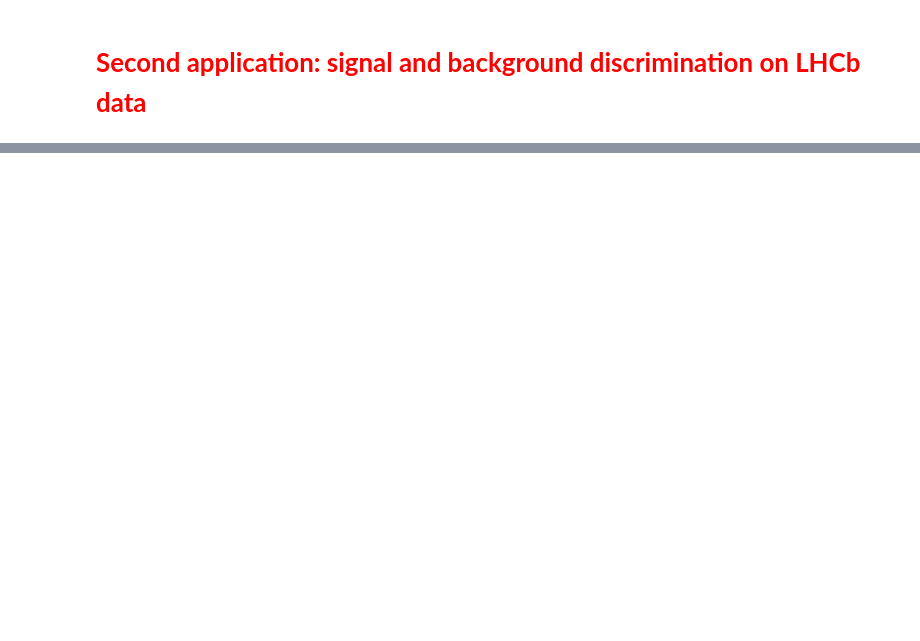
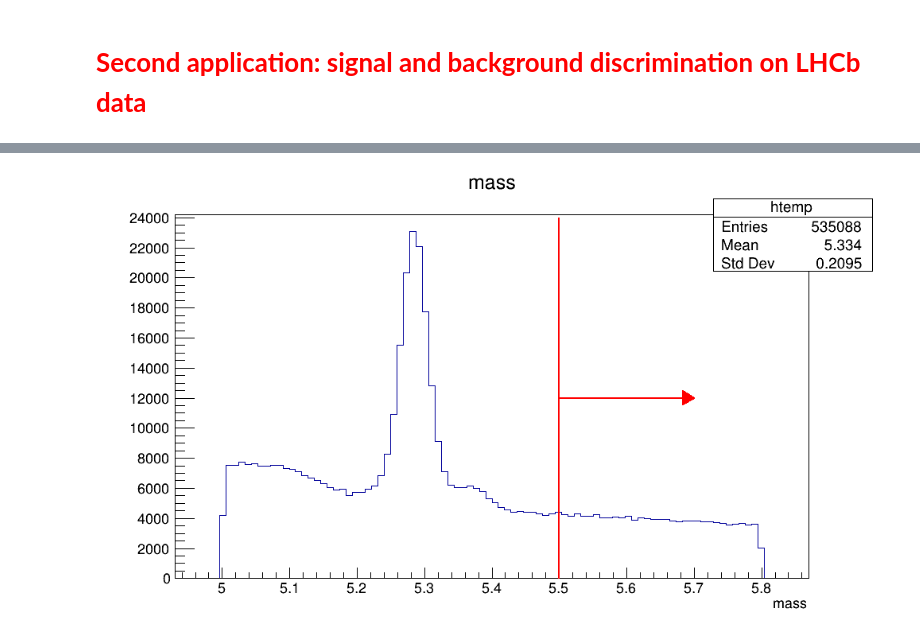
Before and after one commit to kiboiWanjohi/scotep-kenya, a Jupyter notebook: Copy_of_MachineLearning.ipynb, the cells around one changed output, grey strips where cells are left out. Cells and saved outputs as stored; diff of their text form; code cells hidden in the pictures; blank space fills up the shorter version.

```diff
--- a/Copy_of_MachineLearning.ipynb
+++ b/Copy_of_MachineLearning.ipynb
@@ -531,22 +619,23 @@ import ROOT
 # %%
 #Let's have a look at the mass variable in the file f
 from ROOT import TFile, TCanvas, TLine, TArrow
-f = TFile.Open("/content/drive/MyDrive/data.root")
+f = TFile.Open("/content/drive/MyDrive/Stat_Docs/data.root")
 t = f.Get("ntp")
-fmc = TFile.Open("/content/drive/MyDrive/mc.root")
+fmc = TFile.Open("/content/drive/MyDrive/Stat_Docs/mc.root")
 tmc = fmc.Get("ntp")
 
 cmass = TCanvas("BmassCanvas","Canvassss",1000,600)
 t.Draw("mass")
 
-#line2 = TLine(5.5, 0, 5.5, 24000)
-#line2.SetLineColor(2)
-#line2.SetLineWidth(2)
-#line2.Draw()
-#arrow2 = TArrow(5.5,12000,5.7,12000,0.02,"|>")
-#arrow2.SetLineColor(2)
-#arrow2.SetFillColor(2)
-#arrow2.SetLineWidth(2)
-#arrow2.Draw()
+line2 = TLine(5.5, 0, 5.5, 24000)
+line2.SetLineColor(2)
+line2.SetLineWidth(2)
+line2.Draw()
+arrow2 = TArrow(5.5,12000,5.7,12000,0.02,"|>")
+arrow2.SetLineColor(2)
+arrow2.SetFillColor(2)
+arrow2.SetLineWidth(2)
+arrow2.Draw()
 
 cmass.Draw()
+# %% [output]
@@ -553,3 +643,4 @@ cmass.Draw()
+[figure, added]
 # %%
 #Open a temporary file. The option RECREATE means that if the file does not exist
 #then it is created from scratch; otherwise, if it exists, it will be overwritten.
```
Also changed, not shown: parts of 11 cells of this notebook.
